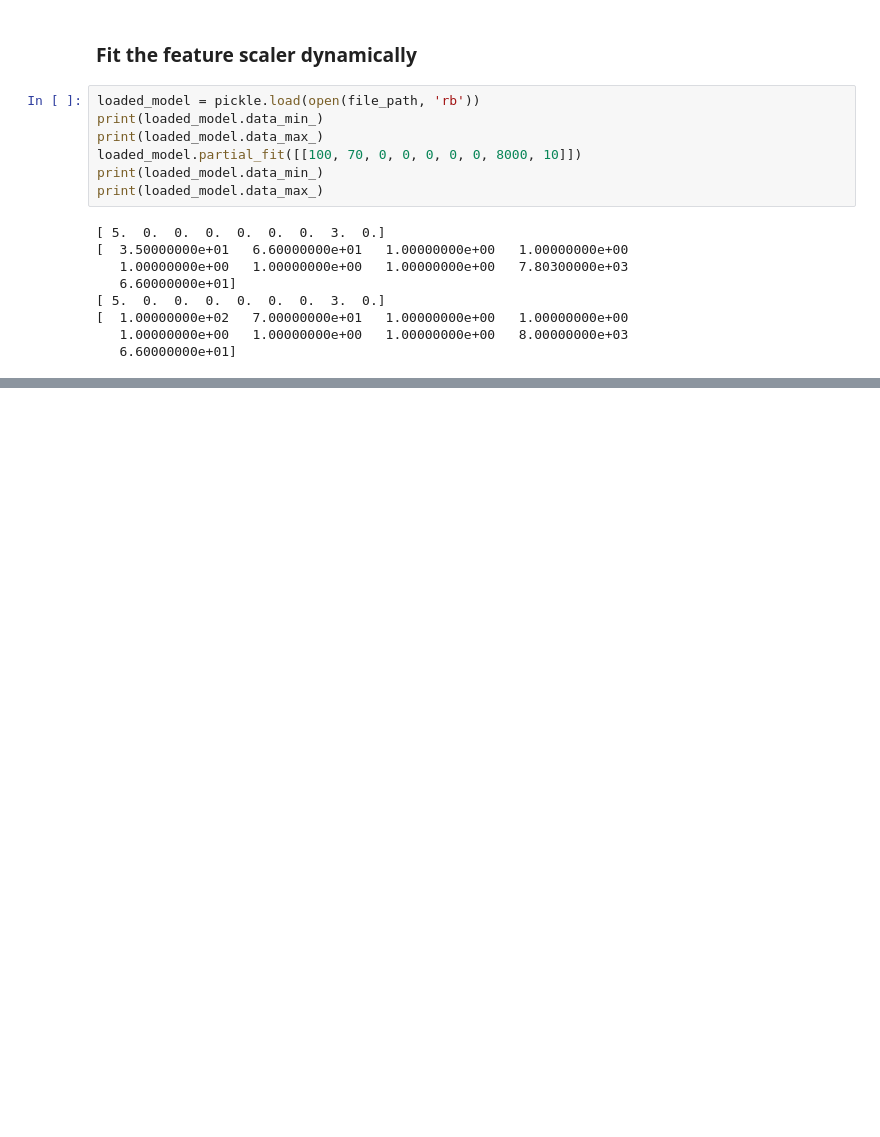
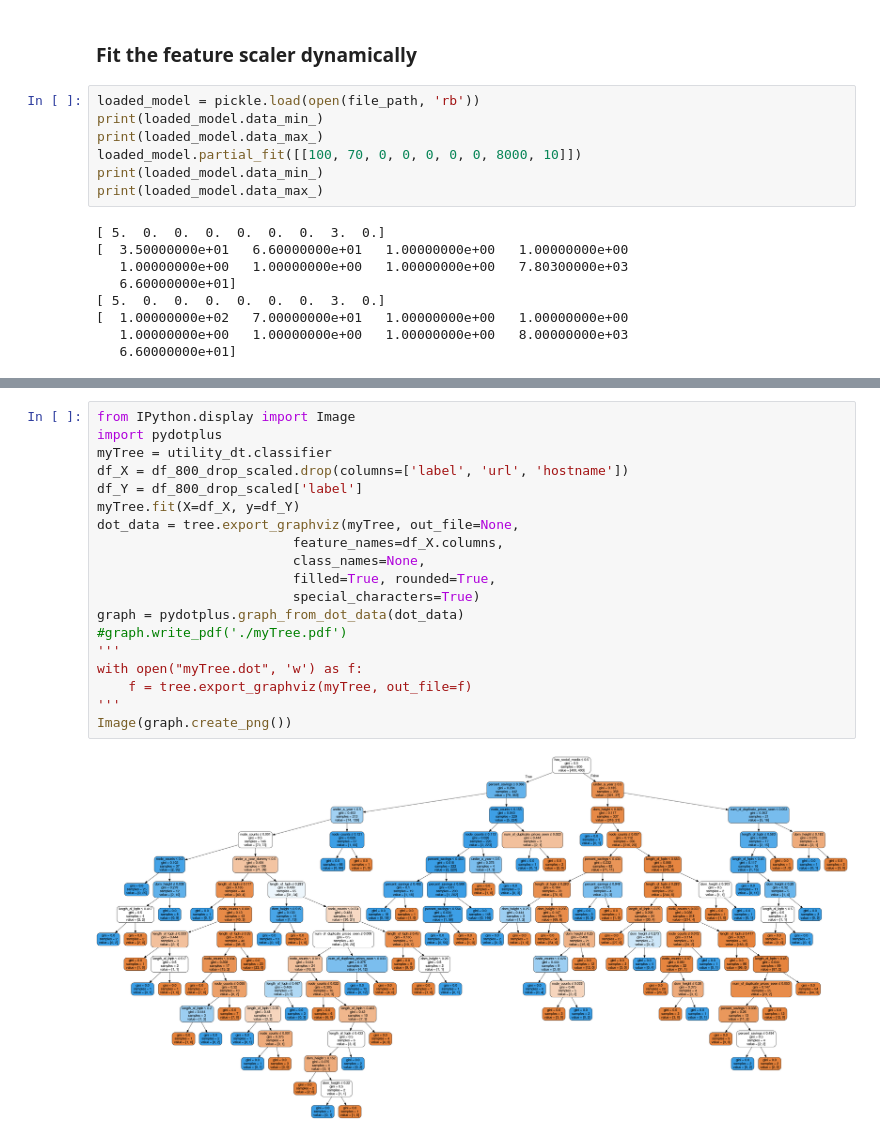
Before and after one commit to dannywu0820/Counterfeit_Website_Classification, a Jupyter notebook: main.ipynb, the cells around one changed output, grey strips where cells are left out. Cells and saved outputs as stored; diff of their text form; blank space fills up the shorter version.

Commit message:
[feature]: visualize decision tree

```diff
--- a/main.ipynb
+++ b/main.ipynb
@@ -1204,0 +1213,21 @@ print(loaded_model.data_max_)
+# %%
+from IPython.display import Image
+import pydotplus
+myTree = utility_dt.classifier
+df_X = df_800_drop_scaled.drop(columns=['label', 'url', 'hostname'])
+df_Y = df_800_drop_scaled['label']
+myTree.fit(X=df_X, y=df_Y)
+dot_data = tree.export_graphviz(myTree, out_file=None,
+                         feature_names=df_X.columns,
+                         class_names=None,
+                         filled=True, rounded=True,
+                         special_characters=True)
+graph = pydotplus.graph_from_dot_data(dot_data)
+#graph.write_pdf('./myTree.pdf')
+'''
+with open("myTree.dot", 'w') as f:
+    f = tree.export_graphviz(myTree, out_file=f)
+'''
+Image(graph.create_png())
+# %% [output]
+[figure, added]
```
Also changed, not shown: parts of 8 cells of this notebook, 1 other file.
